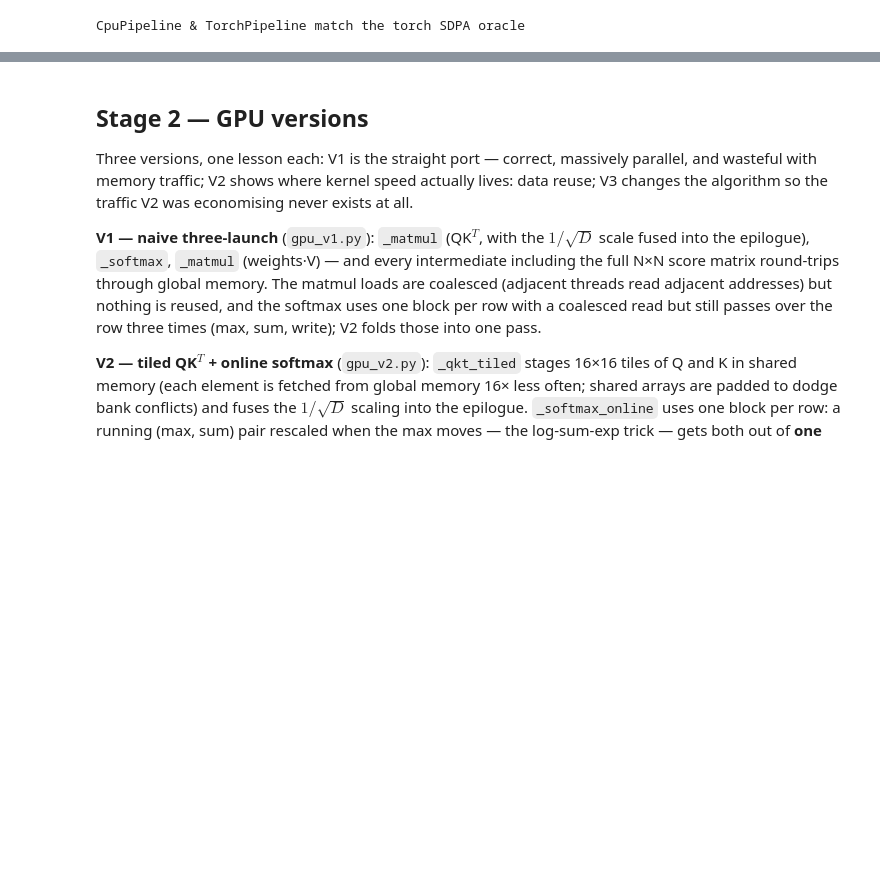
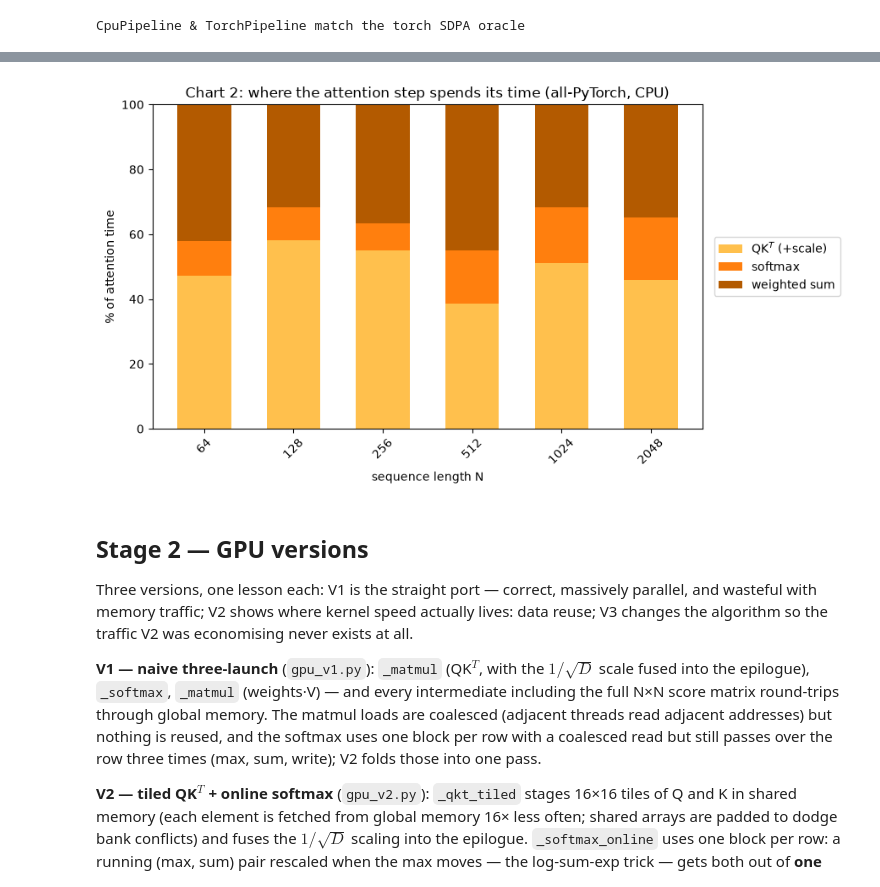
Before and after one commit to LtnLinh/Transformer-Attention-Mechanism, a Jupyter notebook: demo.ipynb, the cells around one changed output, grey strips where cells are left out. Drawn from its saved outputs; the diff is of its cells as text; code cells hidden in the pictures; blank space fills up the shorter version.

```diff
--- a/demo.ipynb
+++ b/demo.ipynb
@@ -125,3 +137,31 @@ USDT:2026-08-06 07:45:17 87166:87166 ActivityProfilerController.cpp:455] profile
+# %%
+# Chart 2 -- share of *attention* time per sub-step (same profiled passes as
+# Chart 1), normalized within the sub-step total so the bars stack to 100%
+sub_names = {"2a_qk_matmul": "QK$^T$ (+scale)", "2b_softmax": "softmax",
+             "2c_value_weighted_sum": "weighted sum"}
+sub_colors = {"2a_qk_matmul": "#ffc04d", "2b_softmax": "tab:orange",
+              "2c_value_weighted_sum": "#b35a00"}
+shares = [{s: 100.0 * p[s] / sum(p[t] for t in bench.ATTN_STEPS)
+           for s in bench.ATTN_STEPS} for p in pcts]
+
+fig, ax = plt.subplots(figsize=(9, 5))
+xpos = np.arange(len(CPU_LENS))
+bottom = np.zeros(len(CPU_LENS))
+for s in bench.ATTN_STEPS:
+    vals = np.array([sh[s] for sh in shares])
+    ax.bar(xpos, vals, 0.6, bottom=bottom, label=sub_names[s], color=sub_colors[s])
+    bottom += vals
+
+ax.set_xticks(xpos, CPU_LENS, rotation=45)
+ax.set_xlabel("sequence length N")
+ax.set_ylabel("% of attention time")
+ax.set_ylim(0, 100)
+ax.set_title("Chart 2: where the attention step spends its time (all-PyTorch, CPU)")
+ax.legend(loc="center left", bbox_to_anchor=(1.01, 0.5))
+plt.tight_layout()
+plt.show()
+# %% [output]
+[figure, added]
 # %% [markdown]
 ## Stage 2 — GPU versions
 
```
Also changed, not shown: parts of 20 cells of this notebook, 1 other file.
